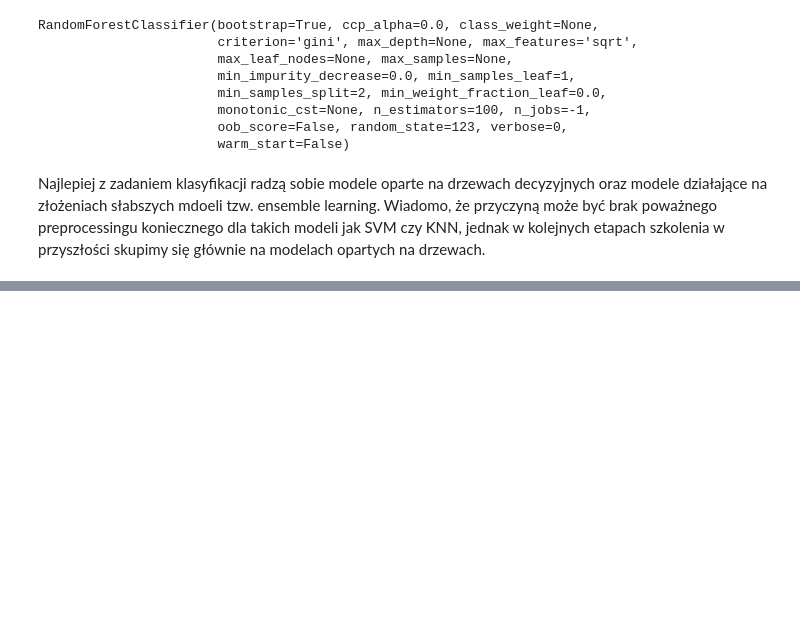
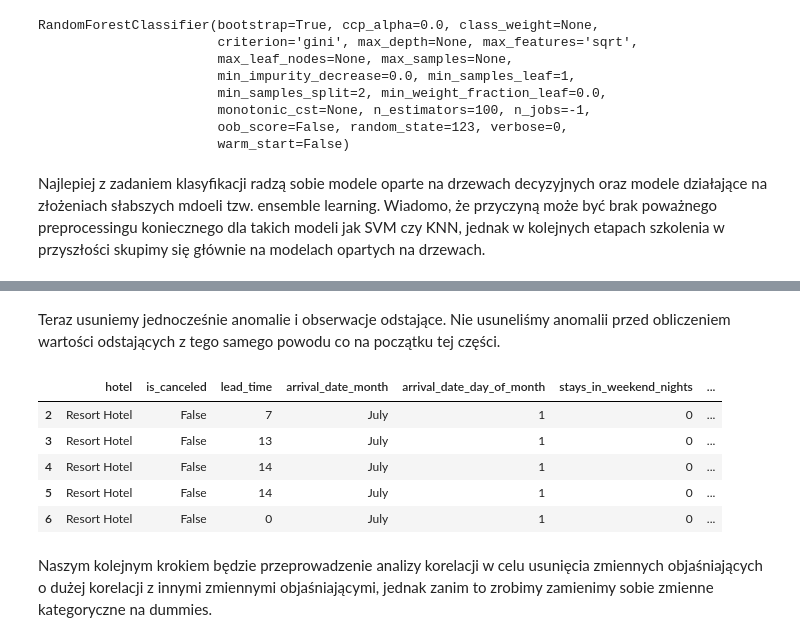
Before and after one commit to SzymonMak/HotelBookingsDataAnalysis, a Jupyter notebook: final_analysis.ipynb, the cells around one changed output, grey strips where cells are left out. Saved outputs shown, nothing was run; the diff lists cells and outputs as text; code cells hidden in the pictures; blank space fills up the shorter version.

```diff
--- a/final_analysis.ipynb
+++ b/final_analysis.ipynb
@@ -295,0 +301,3 @@ Name: count, dtype: int64
+# %%
+df_norm = df.select_dtypes(include = [np.number]).apply(lambda col: (col - col.min()) / (col.max() - col.min()))
+df_norm = pd.concat([df[df.select_dtypes(include = 'bool').columns], df_norm], axis = 1)
@@ -295,0 +326,3 @@ Name: count, dtype: int64
+# %%
+null_variance_variables = df_norm.var().sort_values()[8:].index.tolist()[:-2]
+print(null_variance_variables)
@@ -295,0 +331,3 @@ Name: count, dtype: int64
+# %%
+dane.drop(columns = null_variance_variables, inplace = True)
+dane.shape
@@ -295,0 +338,23 @@ Name: count, dtype: int64
+# %%
+dane['Outlier'] = 0
+
+for col in dane.select_dtypes(include = [np.number]).columns[:-2]:
+    Q1 = dane[col].quantile(0.25)
+    Q3 = dane[col].quantile(0.75)
+    IQR = Q3 - Q1
+    lower_bound = Q1 - 1.5 * IQR
+    upper_bound = Q3 + 1.5 * IQR
+    dane.loc[(dane[col] < lower_bound) | (dane[col] > upper_bound), 'Outlier'] = 1
+# %% [markdown]
+Teraz usuniemy jednocześnie anomalie i obserwacje odstające. Nie usuneliśmy anomalii przed obliczeniem wartości odstających z tego samego powodu co na początku tej części.
+# %%
+dane[(dane['Outlier'] == 0) & (dane['Anomaly'] == 0)]
+# %% [output]
+|  | hotel | is_canceled | lead_time | arrival_date_month | arrival_date_day_of_month | stays_in_weekend_nights | ... |
+| 2 | Resort Hotel | False | 7 | July | 1 | 0 | ... |
+| 3 | Resort Hotel | False | 13 | July | 1 | 0 | ... |
+| 4 | Resort Hotel | False | 14 | July | 1 | 0 | ... |
+| 5 | Resort Hotel | False | 14 | July | 1 | 0 | ... |
+| 6 | Resort Hotel | False | 0 | July | 1 | 0 | ... |
+# %% [markdown]
+Naszym kolejnym krokiem będzie przeprowadzenie analizy korelacji w celu usunięcia zmiennych objaśniających o dużej korelacji z innymi zmiennymi objaśniającymi, jednak zanim to zrobimy zamienimy sobie zmienne kategoryczne na dummies.
```
Also changed, not shown: parts of 22 cells of this notebook, 1 other file.
